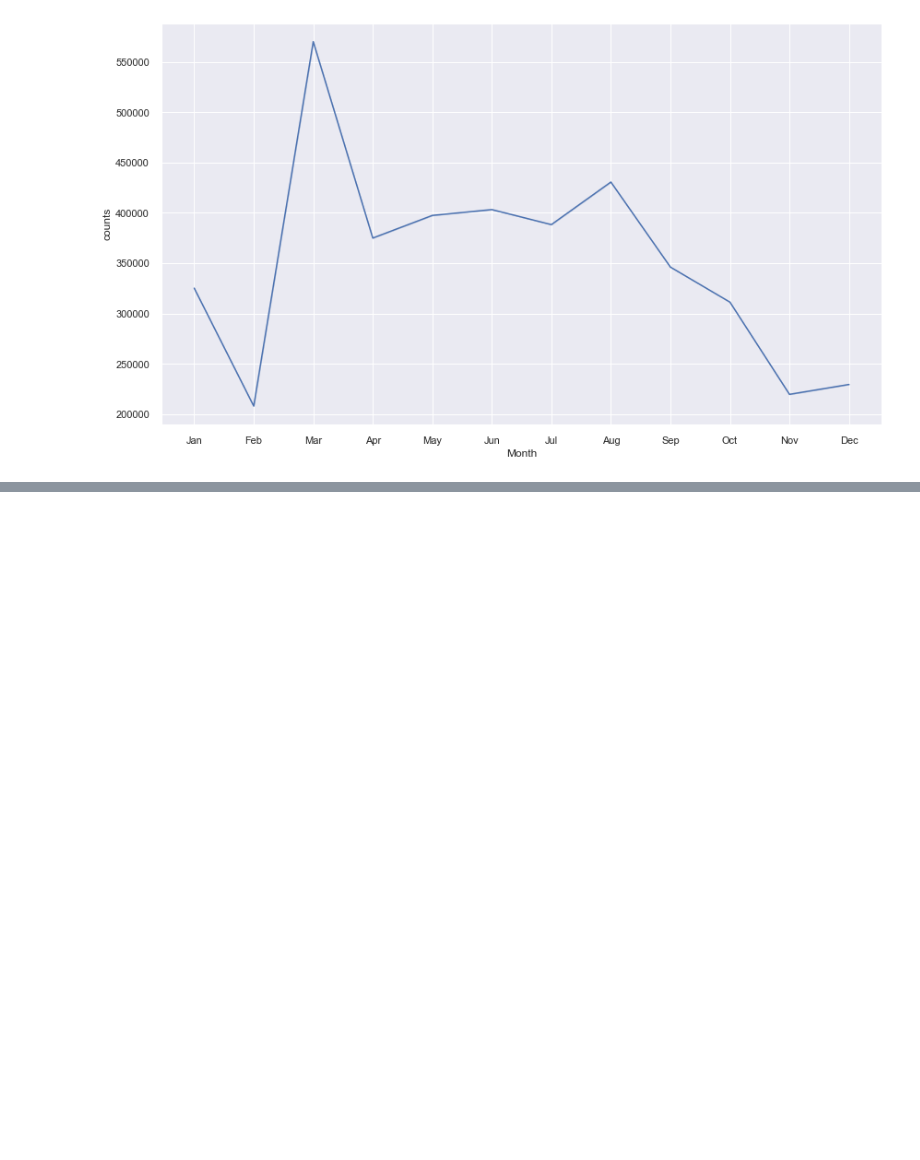
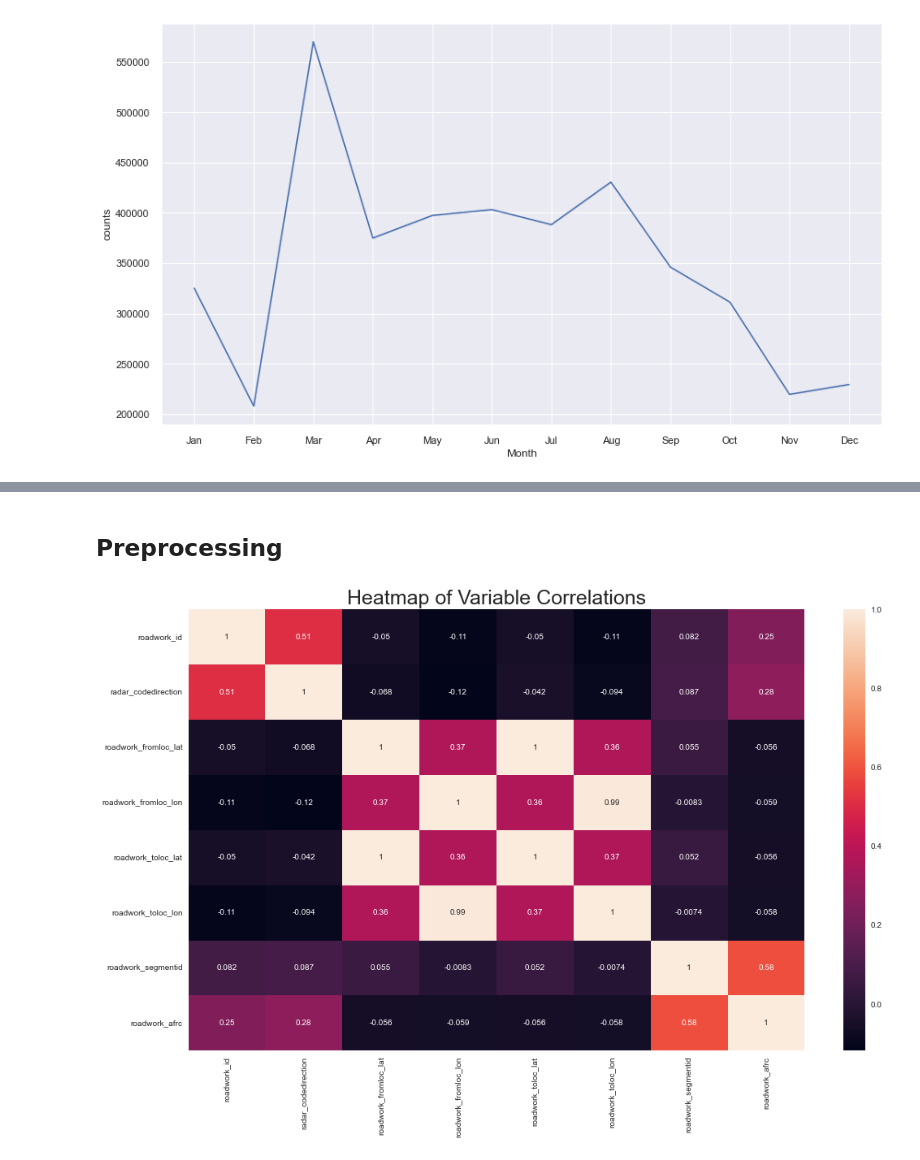
Before and after one commit to AviMegin/AI, a Jupyter notebook: Python/Parquet- project - explore ROADWORKS.ipynb, the cells around one changed output, grey strips where cells are left out. Cells and saved outputs as stored; diff of their text form; code cells hidden in the pictures; blank space fills up the shorter version.

```diff
--- a/Python/Parquet- project - explore ROADWORKS.ipynb
+++ b/Python/Parquet- project - explore ROADWORKS.ipynb
@@ -408,0 +416,9 @@ bee.invert_yaxis()
+# %% [markdown]
+## Preprocessing
+# %%
+plt.figure(figsize=(17,10))
+sns.heatmap(df.corr(),annot=True)
+plt.title('Heatmap of Variable Correlations',fontsize=25)
+plt.show()
+# %% [output]
+[figure, added]
```
Also changed, not shown: parts of 12 cells of this notebook, 1 other file.
